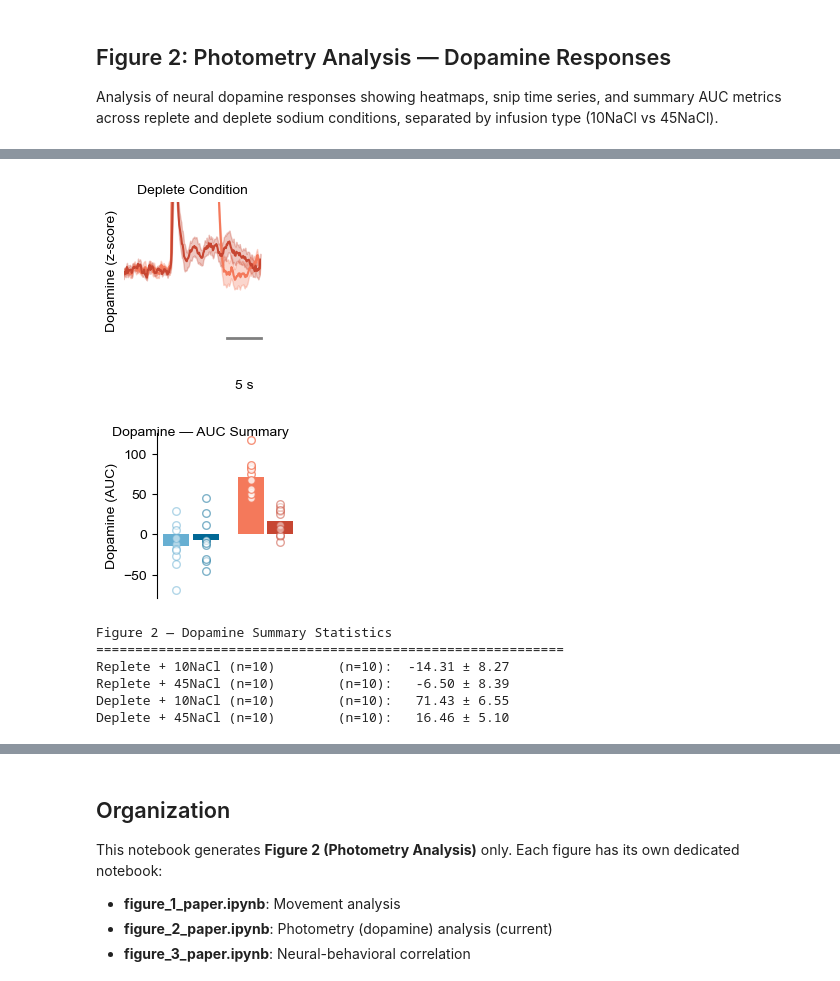
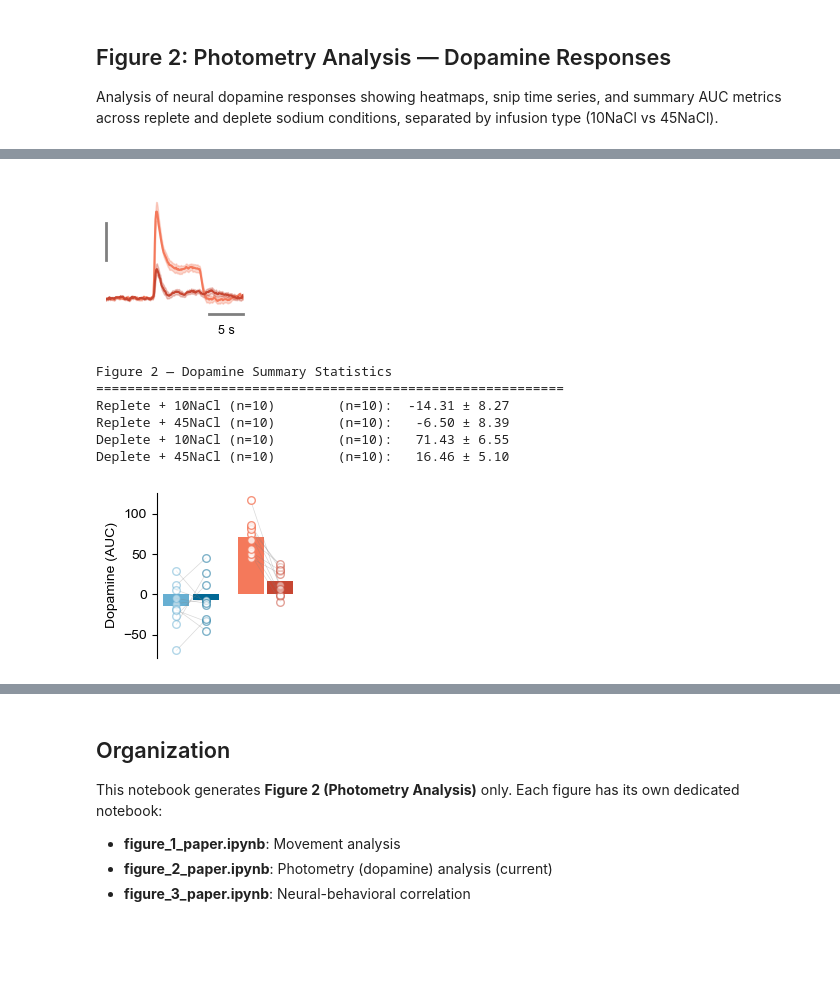
Before and after one commit to jaimemcc/bazzino, a Jupyter notebook: notebooks/figure_2_paper.ipynb, the cells around one changed output, grey strips where cells are left out. Cells and saved outputs as stored; diff of their text form; code cells hidden in the pictures; blank space fills up the shorter version.

```diff
--- a/notebooks/figure_2_paper.ipynb
+++ b/notebooks/figure_2_paper.ipynb
@@ -150,0 +151,5 @@ plt.show()
+# %%
+
+ylims = calculate_ylims(snips_photo_smooth)  # Calculate ylims based on data
+print("Based on data, ylims are:", ylims)
+ylims = (-0.6, 3)  # snips plot limits
@@ -169,21 +171,16 @@ plt.show()
 # %%
 ### 2D. Time Series Snips — Deplete Condition
 
 # Get animal-averaged snips for deplete
 snips_dep_10, snips_dep_45 = get_mean_snips(snips_photo_smooth, x_array, "deplete")
 
 f, ax = init_snips_figure()
 plot_snips(snips_dep_10, snips_dep_45, ax, colors[2], colors[3], ylims, scalebar=True)
-ax.set_ylabel("Dopamine (z-score)", fontsize=10)
-ax.set_title("Deplete Condition", fontsize=10)
 
 if SAVE_FIGS:
     save_figure_atomic(f, "fig2_snips_dopamine_deplete", FIGSFOLDER)
-
-plt.tight_layout()
-plt.show()
 # %% [output]
-[figure, old version]
+[figure, new version]
 # %%
 ### 2E. AUC Summary — Bar Plot with Individual Data Points
 
@@ -193,13 +190,10 @@ deplete_aucs = [get_auc(snips_dep_10), get_auc(snips_dep_45)]
 aucs = [replete_aucs, deplete_aucs]
 
 f, ax = plot_auc_summary(aucs, colors, ylabel="Dopamine (AUC)")
-f.suptitle("Dopamine — AUC Summary", fontsize=10)
+
 
 if SAVE_FIGS:
     save_figure_atomic(f, "fig2_auc_dopamine_summary", FIGSFOLDER)
-
-plt.tight_layout()
-plt.show()
 
 # Print summary statistics
 auc_labels = [
@@ -211,10 +205,10 @@ auc_labels = [
 auc_arrays = [replete_aucs[0], replete_aucs[1], deplete_aucs[0], deplete_aucs[1]]
 print_auc_stats(auc_arrays, auc_labels, title="Figure 2 — Dopamine Summary Statistics")
 # %% [output]
+Figure 2 — Dopamine Summary Statistics
+============================================================
+Replete + 10NaCl (n=10)        (n=10):  -14.31 ± 8.27
+Replete + 45NaCl (n=10)        (n=10):   -6.50 ± 8.39
+Deplete + 10NaCl (n=10)        (n=10):   71.43 ± 6.55
+Deplete + 45NaCl (n=10)        (n=10):   16.46 ± 5.10
-[figure, old version]
+[figure, new version]
-Figure 2 — Dopamine Summary Statistics
-============================================================
-Replete + 10NaCl (n=10)        (n=10):  -14.31 ± 8.27
-Replete + 45NaCl (n=10)        (n=10):   -6.50 ± 8.39
-Deplete + 10NaCl (n=10)        (n=10):   71.43 ± 6.55
-Deplete + 45NaCl (n=10)        (n=10):   16.46 ± 5.10
```
Also changed, not shown: parts of 10 cells of this notebook, 6 other files.
